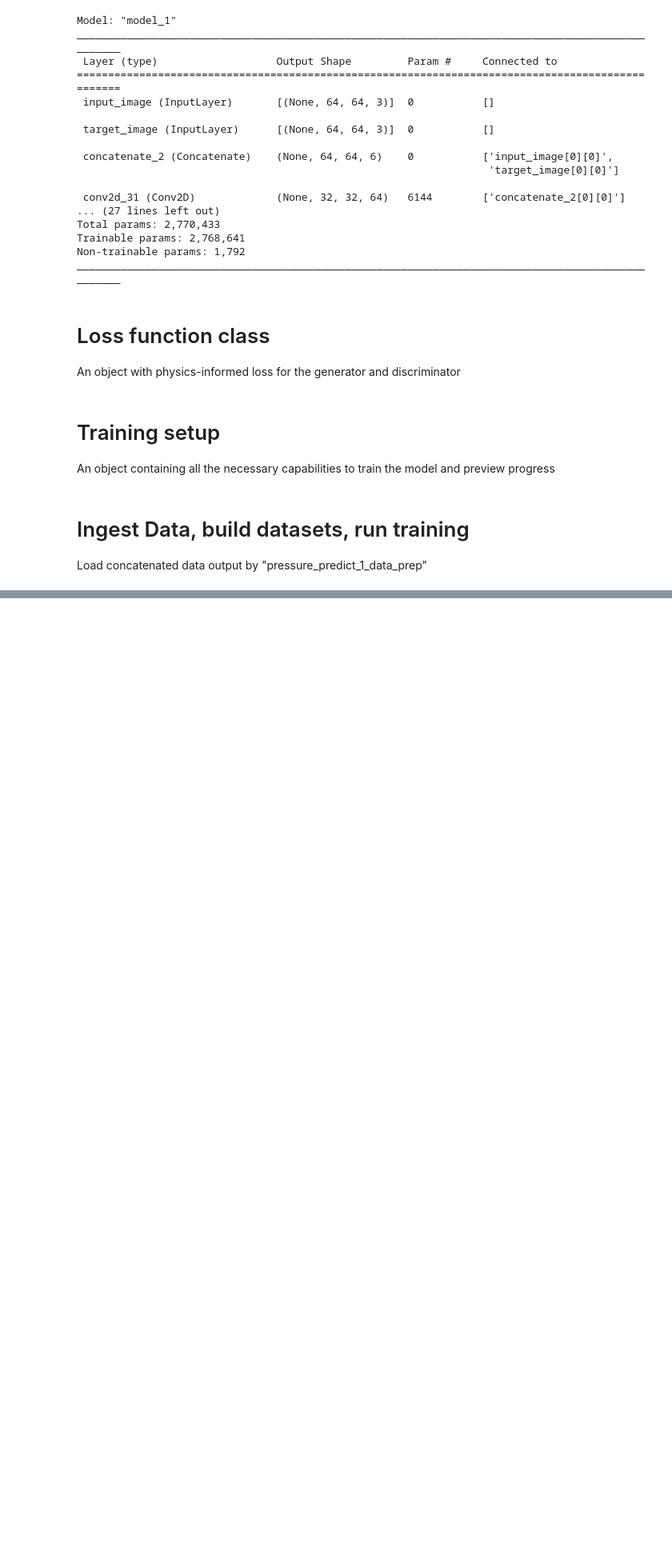
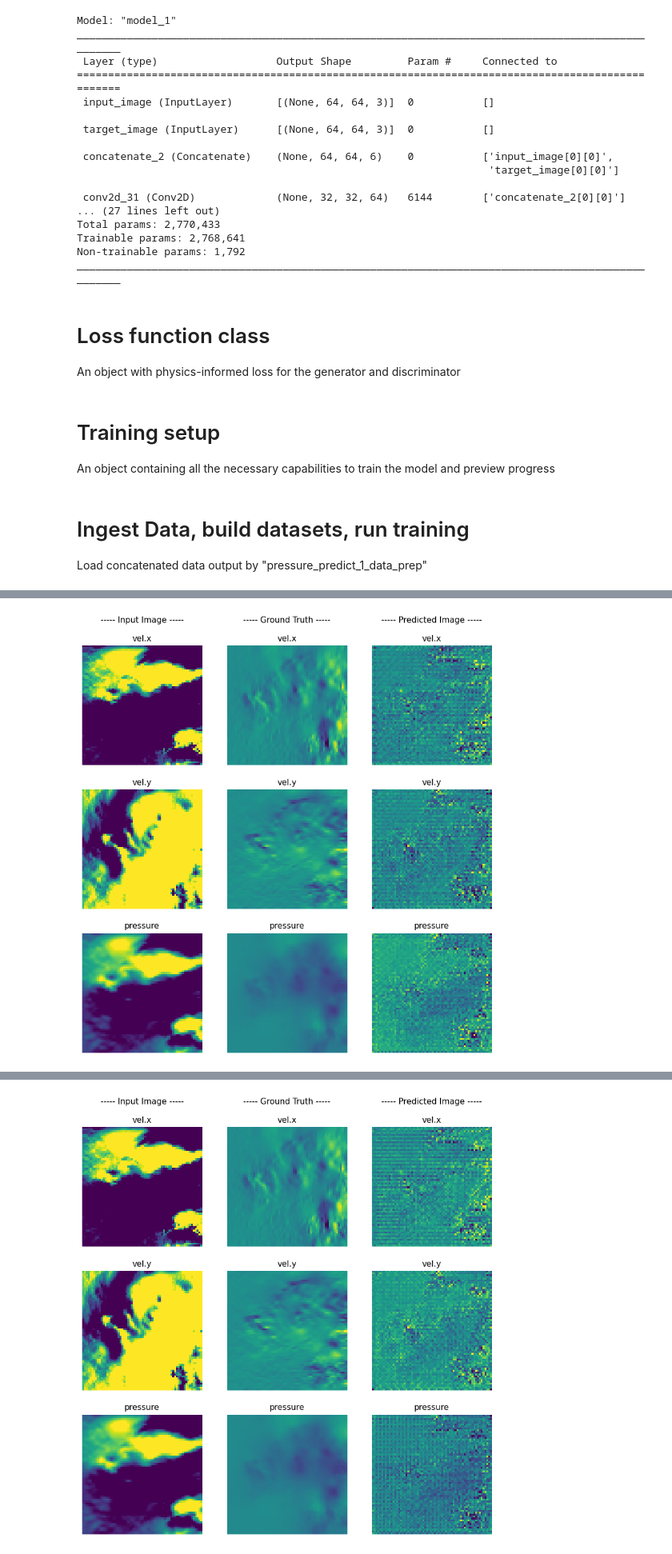
Before and after one commit to megger-cgfx/houdini-neural-pressure-prediction, a Jupyter notebook: pressure_predict_2_model_build_train.ipynb, the cells around one changed output, grey strips where cells are left out. Shown at 80% size. Saved outputs shown, nothing was run; the diff lists cells and outputs as text; code cells hidden in the pictures; blank space fills up the shorter version.

Commit message:
First working state of new architecture
Data processing well, training working, learning rate improvements TBD

```diff
--- a/pressure_predict_2_model_build_train.ipynb
+++ b/pressure_predict_2_model_build_train.ipynb
@@ -714,11 +652,27 @@ Y_train = tf.cast(Y_train, tf.float32)
 X_test = tf.cast(X_test, tf.float32)
 Y_test = tf.cast(Y_test, tf.float32)
 
-train_ds = tf.data.Dataset.from_tensor_slices( (np.array(X_train), np.array(Y_train)) )
-train_ds = train_ds.shuffle(5000)
-train_ds = train_ds.batch(5)
+# Normalize data to [-1, 1] range if not already done
+# def normalize(x):
+#     return tf.clip_by_value(x, -1, 1)
 
-test_ds = tf.data.Dataset.from_tensor_slices( (np.array(X_test), np.array(Y_test)) )
-test_ds = test_ds.shuffle(1000)
-test_ds = test_ds.batch(5)
+# X_train, Y_train = normalize(X_train), normalize(Y_train)
+# X_test, Y_test = normalize(X_test), normalize(Y_test)
+
+# Create datasets
+train_ds = tf.data.Dataset.from_tensor_slices((X_train, Y_train))
+train_ds = train_ds.shuffle(5000).batch(5)
+
+test_ds = tf.data.Dataset.from_tensor_slices((X_test, Y_test))
+test_ds = test_ds.shuffle(1000).batch(5)
+
+
+# def get_ds_shape(dataset):
+#     dataset_to_numpy = list(dataset.as_numpy_iterator())
+#     shape = tf.shape(dataset_to_numpy)
+#     return shape
+
+# print(get_ds_shape(test_ds))
+# test_ds = test_ds.batch(3)
+# print(get_ds_shape(test_ds))
 # %%
@@ -750,11 +704,13 @@ trainer = FluidGANTrainer(
     train_dataset=train_ds,
     test_dataset=test_ds,
     checkpoint_dir='./training_checkpointsE',
-    preview_interval=10,
-    checkpoint_interval=50
+    preview_interval=1,
+    checkpoint_interval=2,
+    validation_interval=5,
+    samples_per_epoch=2000
 )
 
 # Start training
-trainer.train(epochs=200)
+trainer.train(epochs=200, batch_size=5)
 # %% [output]
 Bottleneck shape before ResNet blocks: (None, 8, 8, 256)
@@ -760,0 +733 @@ Bottleneck shape before ResNet blocks: (None, 8, 8, 256)
+[figure, added]
@@ -764,0 +751 @@ ValueError: in user code:
+[figure, added]
```
Also changed, not shown: parts of 10 cells of this notebook, 4 other files.
